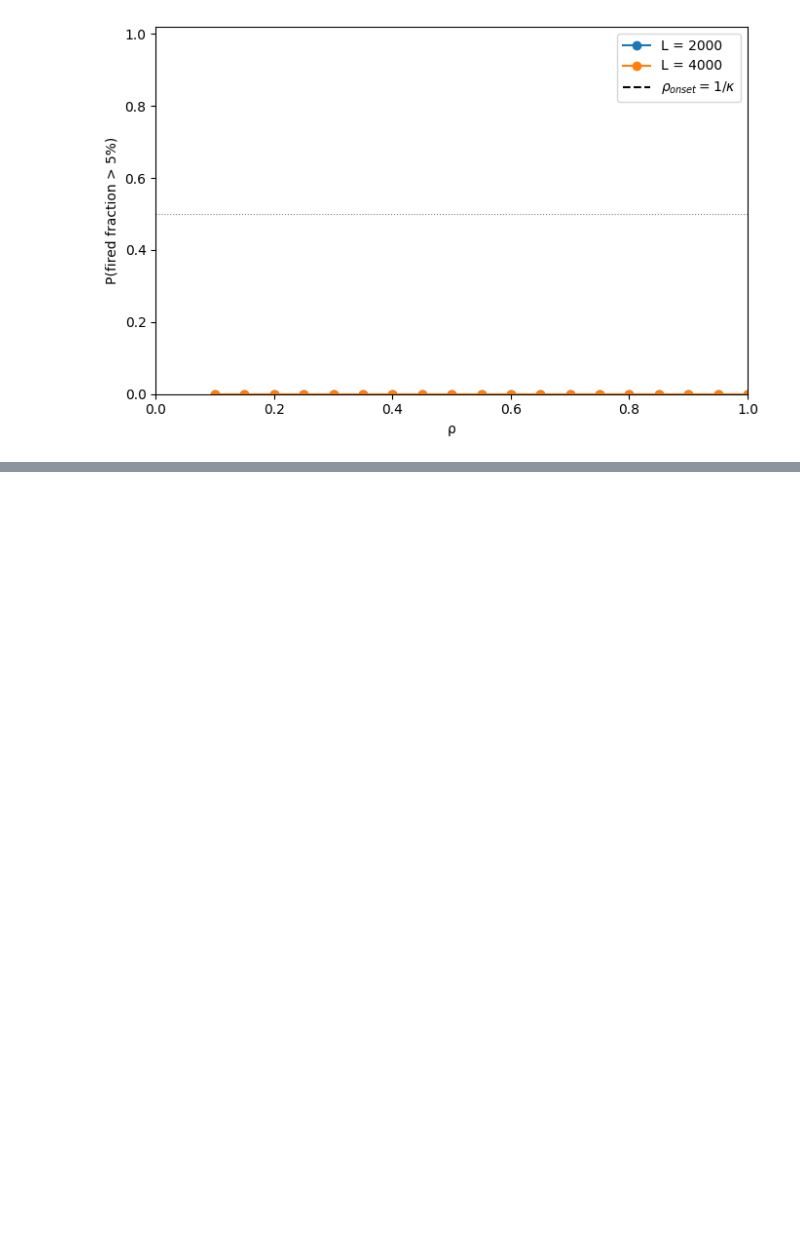
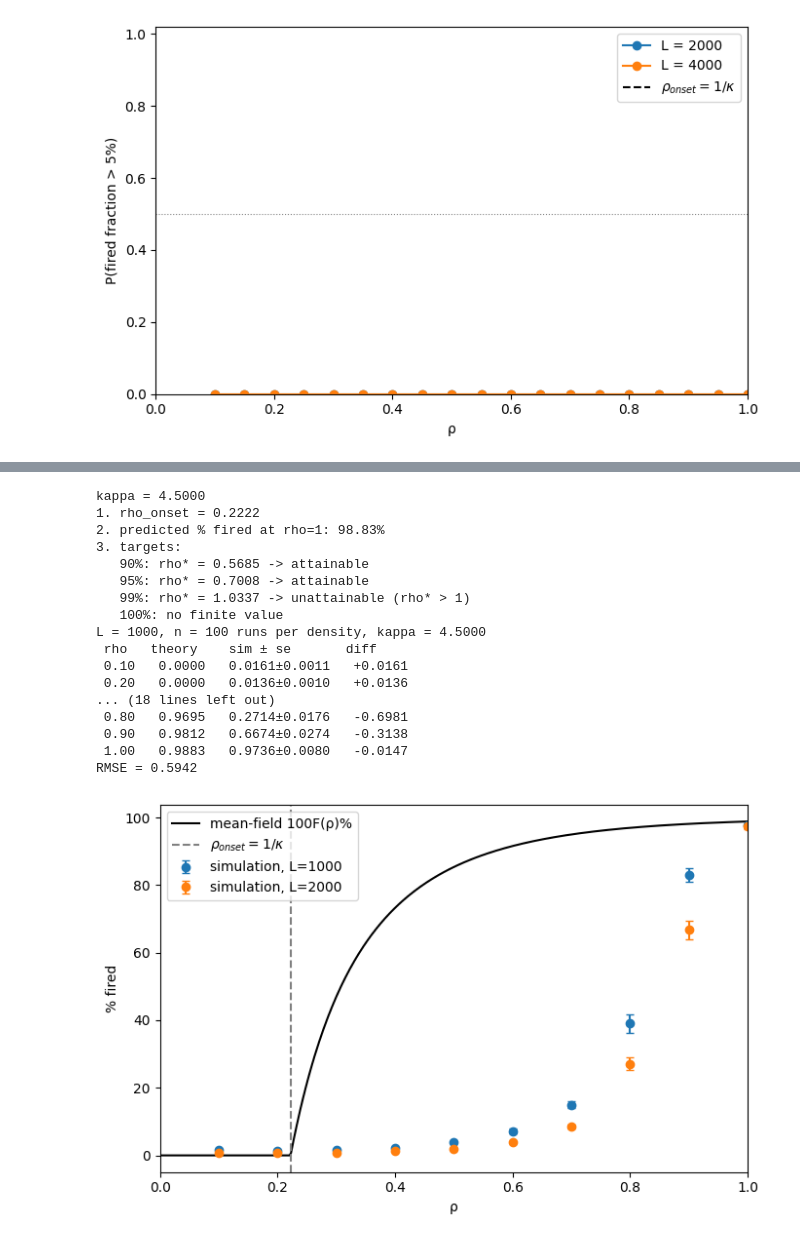
Before and after one commit to IgnacioMPineda/IPT-problem---Mousetrap-Dynamics, a Jupyter notebook: Notebook 4 - Calculating the critical density if the system and comparing it with the mathematical predictions in 1 dimension.ipynb, the cells around one changed output, grey strips where cells are left out. Saved outputs shown, nothing was run; the diff lists cells and outputs as text; code cells hidden in the pictures; blank space fills up the shorter version.

```diff
--- a/Notebook 4 - Calculating the critical density if the system and comparing it with the mathematical predictions in 1 dimension.ipynb
+++ b/Notebook 4 - Calculating the critical density if the system and comparing it with the mathematical predictions in 1 dimension.ipynb
@@ -537,0 +544,11 @@ L=4000  thresh=0.10:  P never reaches 50% in [0.10, 1.00]   (max P = 0.00)
+# %%
+# --- supercritical parameters (overwrite the globals read by run, gen1_count, ...) ---
+p_succ_long = lambda k: 0.9 + 0 * np.asarray(k, float)
+p_long, m = 1.0, 5
+
+kappa, q_s, q_l = kappa_exact(pk, p_succ_long, p_succ_short, p_long, m, mode="mixture")
+print(f"kappa = {kappa:.3f}   rho_onset = {1/kappa:.3f}")
+report_model(kappa)
+
+# comparison 1: first generation, ~ rho*kappa
+check_kappa(kappa)
@@ -537,0 +570,22 @@ L=4000  thresh=0.10:  P never reaches 50% in [0.10, 1.00]   (max P = 0.00)
+# %%
+# comparison 2: final fired fraction F(rho)
+final_figure(kappa, run, Ls=(1000, 2000), n=100)
+# %% [output]
+kappa = 4.5000
+1. rho_onset = 0.2222
+2. predicted % fired at rho=1: 98.83%
+3. targets:
+   90%: rho* = 0.5685 -> attainable
+   95%: rho* = 0.7008 -> attainable
+   99%: rho* = 1.0337 -> unattainable (rho* > 1)
+   100%: no finite value
+L = 1000, n = 100 runs per density, kappa = 4.5000
+ rho   theory    sim ± se       diff
+ 0.10   0.0000   0.0161±0.0011   +0.0161
+ 0.20   0.0000   0.0136±0.0010   +0.0136
+... (18 lines left out)
+ 0.80   0.9695   0.2714±0.0176   -0.6981
+ 0.90   0.9812   0.6674±0.0274   -0.3138
+ 1.00   0.9883   0.9736±0.0080   -0.0147
+RMSE = 0.5942
+[figure, added]
```
Also changed, not shown: parts of 8 cells of this notebook.
